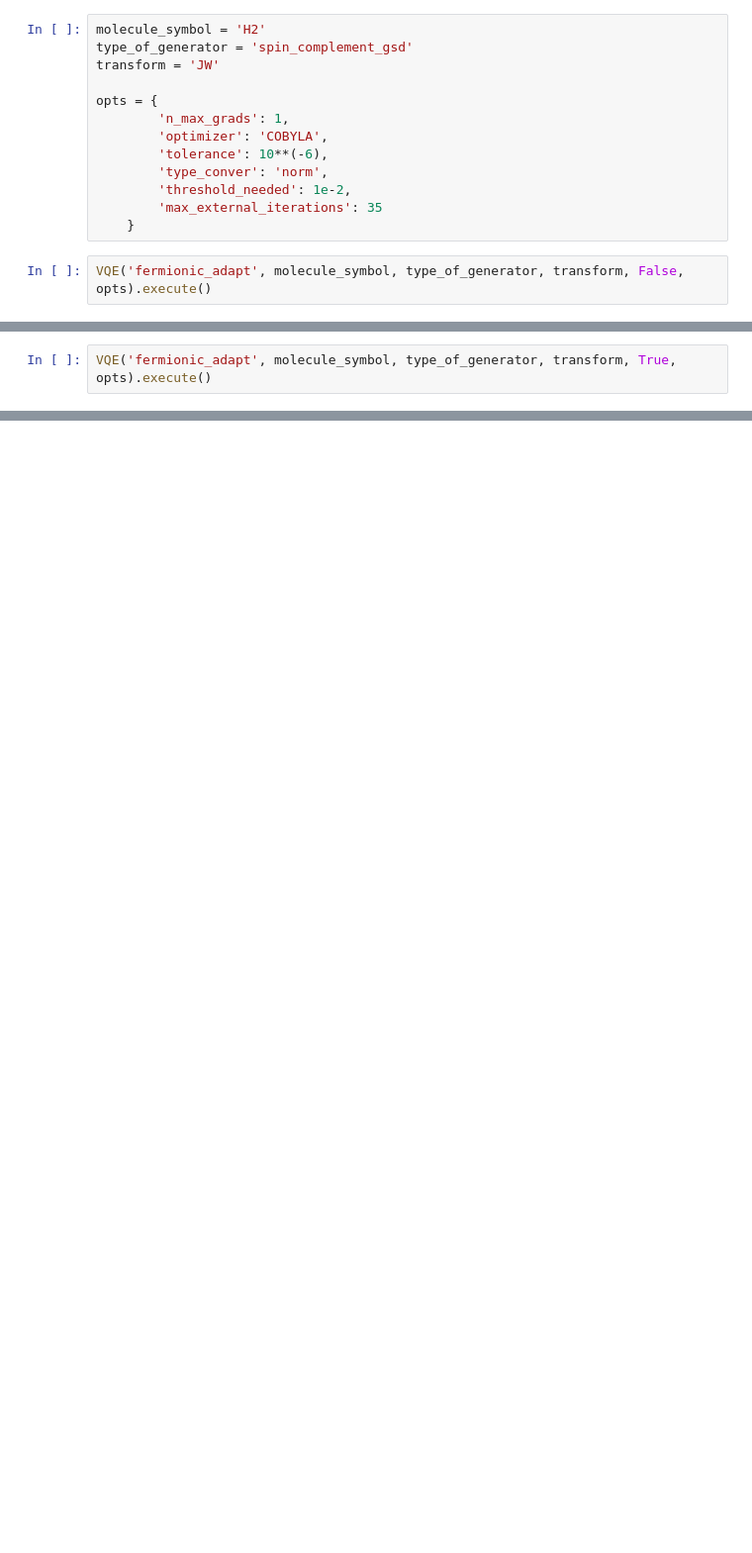
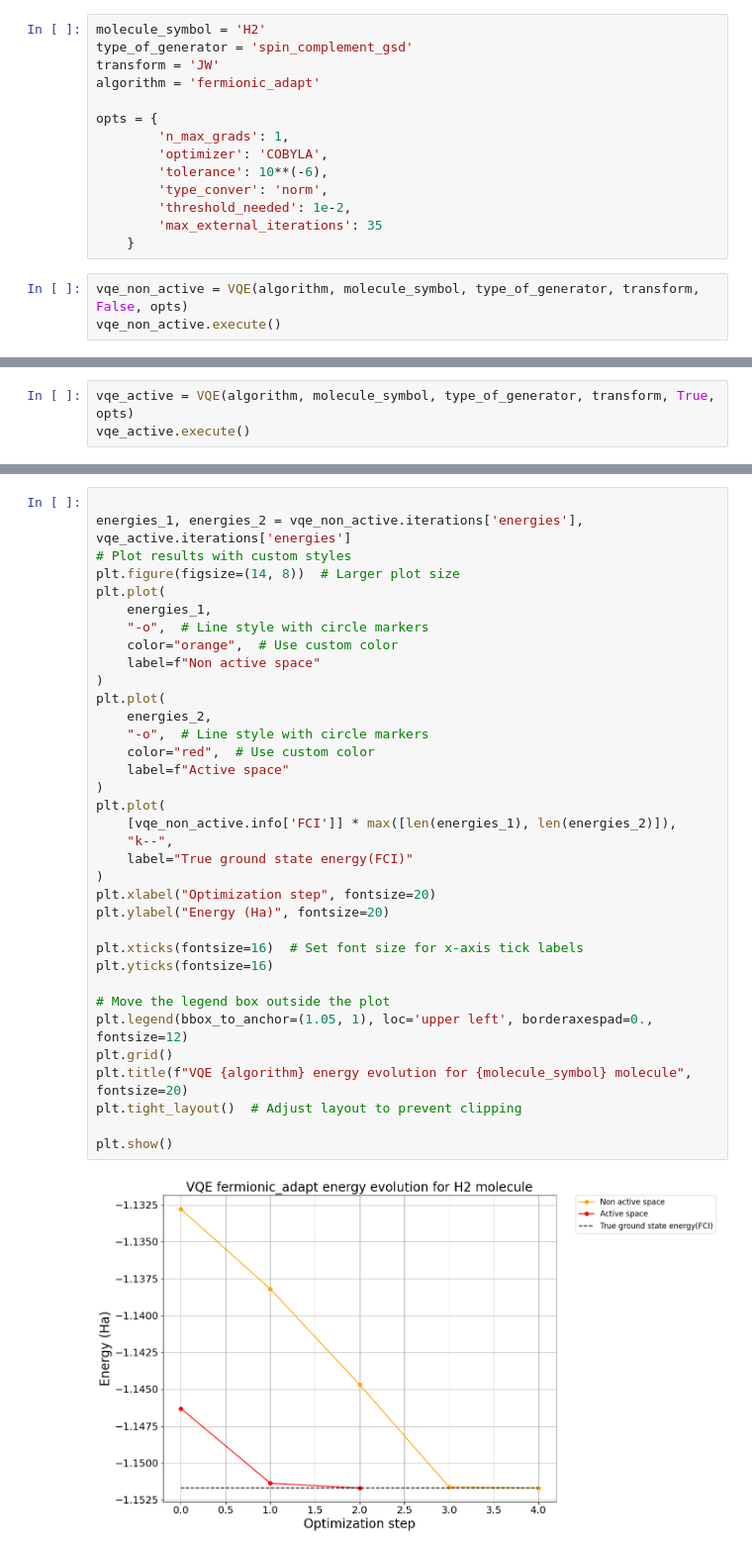
Before and after one commit to OpenVQE/OpenVQE, a Jupyter notebook: notebooks/demo_fermionic_adapt.ipynb, the cells around one changed output, grey strips where cells are left out. Shown at 99% size. Saved outputs shown, nothing was run; the diff lists cells and outputs as text; blank space fills up the shorter version.

Commit message:
adding graphs for energy evolution of vqe algorithms

```diff
--- a/notebooks/demo_fermionic_adapt.ipynb
+++ b/notebooks/demo_fermionic_adapt.ipynb
@@ -4,6 +6,7 @@ from openvqe.vqe import VQE
 molecule_symbol = 'H2'
 type_of_generator = 'spin_complement_gsd'
 transform = 'JW'
+algorithm = 'fermionic_adapt'
 
 opts = {
         'n_max_grads': 1,
@@ -14,7 +17,8 @@ opts = {
         'max_external_iterations': 35
     }
 # %%
-VQE('fermionic_adapt', molecule_symbol, type_of_generator, transform, False, opts).execute()
+vqe_non_active = VQE(algorithm, molecule_symbol, type_of_generator, transform, False, opts)
+vqe_non_active.execute()
 # %% [output]
  --------------------------------------------------------------------------
 Running in the non active case:
@@ -53,5 +57,6 @@ results are: {'indices': [38, 32, 29, 23, 2], 'Number_operators': 5, 'final_norm
 # %%
-VQE('fermionic_adapt', molecule_symbol, type_of_generator, transform, True, opts).execute()
+vqe_active = VQE(algorithm, molecule_symbol, type_of_generator, transform, True, opts)
+vqe_active.execute()
 # %% [output]
  --------------------------------------------------------------------------
 Running in the active case:
@@ -72,0 +95,37 @@ results are: {'indices': [23, 32, 38], 'Number_operators': 3, 'final_norm': 3.64
+# %%
+
+energies_1, energies_2 = vqe_non_active.iterations['energies'], vqe_active.iterations['energies']
+# Plot results with custom styles
+plt.figure(figsize=(14, 8))  # Larger plot size
+plt.plot(
+    energies_1,
+    "-o",  # Line style with circle markers
+    color="orange",  # Use custom color
+    label=f"Non active space"
+)
+plt.plot(
+    energies_2,
+    "-o",  # Line style with circle markers
+    color="red",  # Use custom color
+    label=f"Active space"
+)
+plt.plot(
+    [vqe_non_active.info['FCI']] * max([len(energies_1), len(energies_2)]),
+    "k--",
+    label="True ground state energy(FCI)"
+)
+plt.xlabel("Optimization step", fontsize=20)
+plt.ylabel("Energy (Ha)", fontsize=20)
+
+plt.xticks(fontsize=16)  # Set font size for x-axis tick labels
+plt.yticks(fontsize=16)
+
+# Move the legend box outside the plot
+plt.legend(bbox_to_anchor=(1.05, 1), loc='upper left', borderaxespad=0., fontsize=12)
+plt.grid()
+plt.title(f"VQE {algorithm} energy evolution for {molecule_symbol} molecule", fontsize=20)
+plt.tight_layout()  # Adjust layout to prevent clipping
+
+plt.show()
+# %% [output]
+[figure, added]
```
Also changed, not shown: parts of 4 cells of this notebook, 12 other files.
